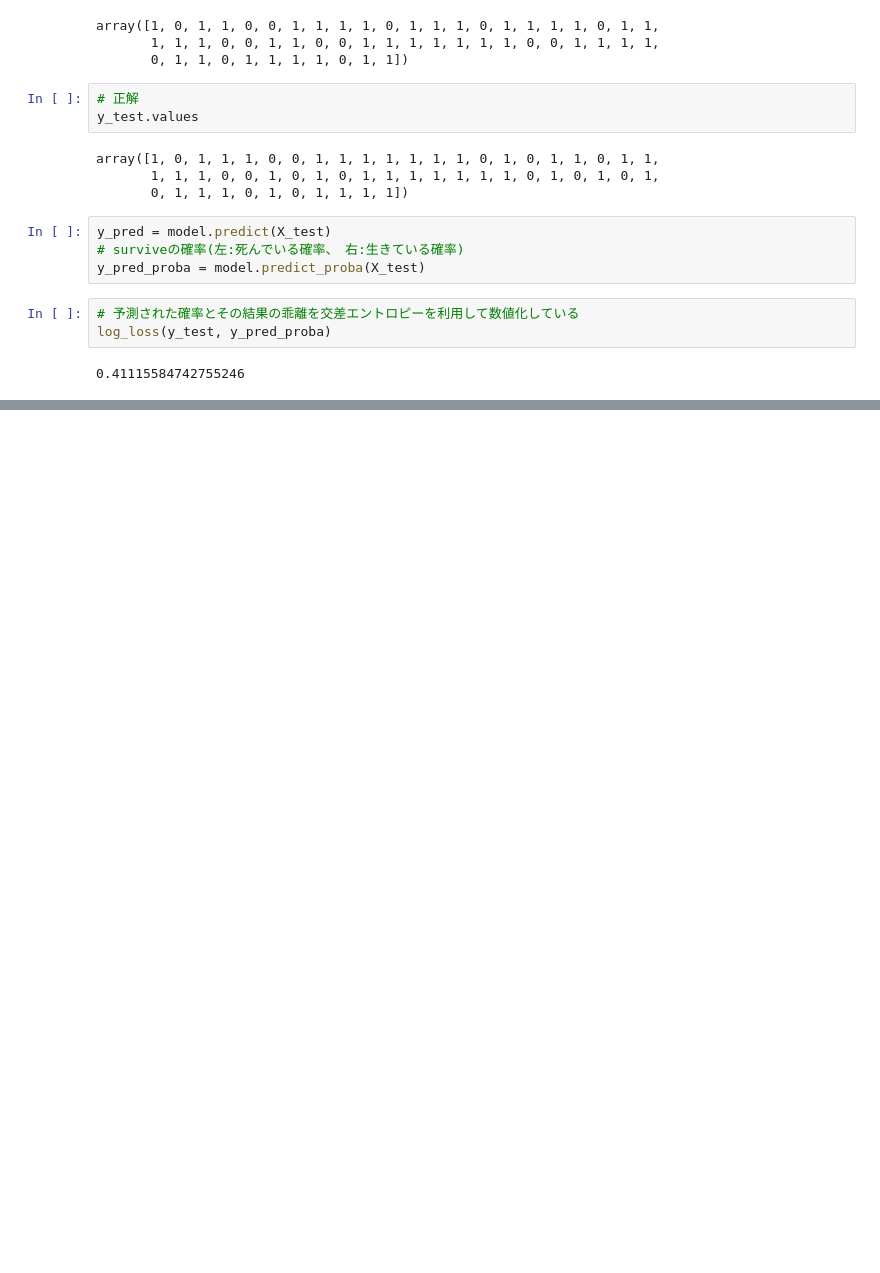
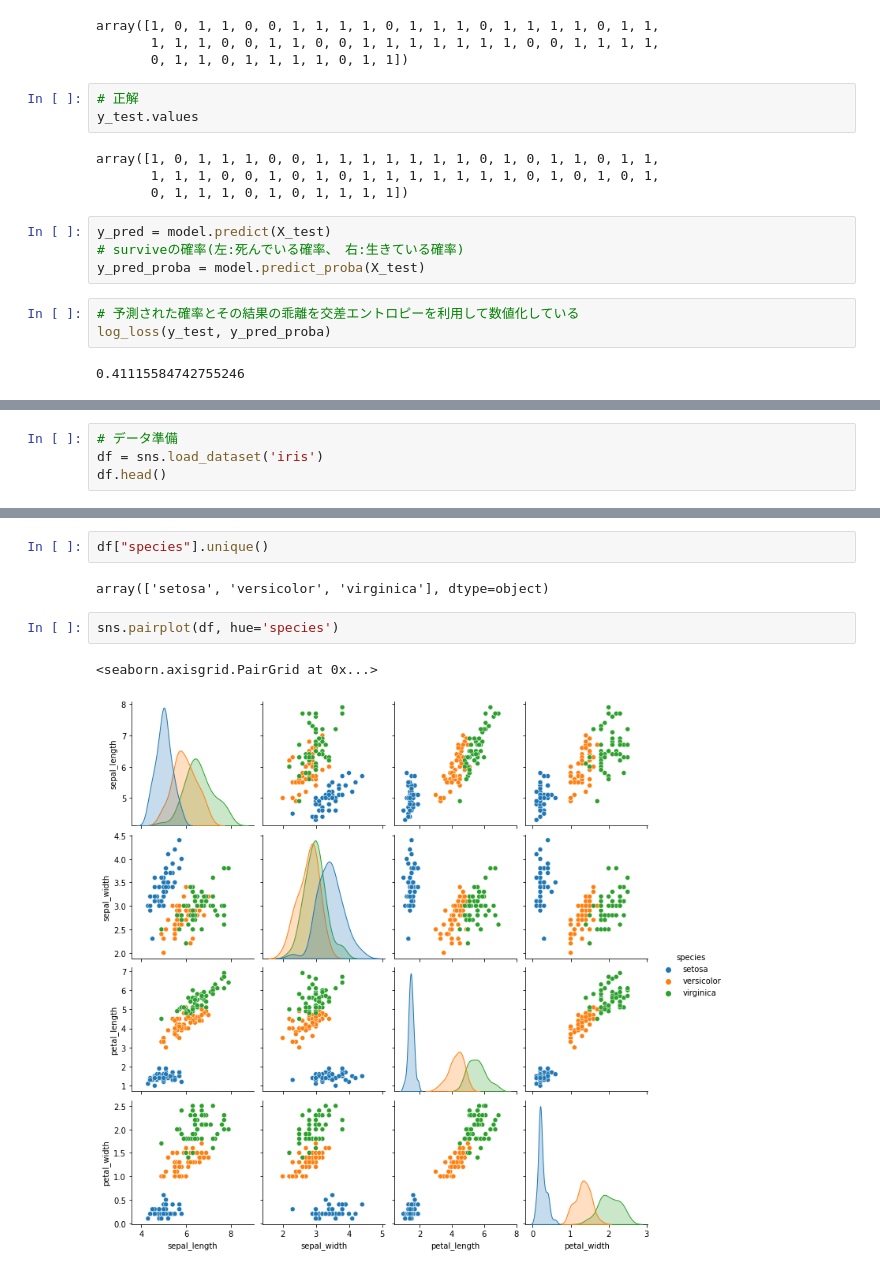
Before and after one commit to keisuke-yoshida4/Machine-Learning, a Jupyter notebook: logistic_regression.ipynb, the cells around one changed output, grey strips where cells are left out. Drawn from its saved outputs; the diff is of its cells as text; blank space fills up the shorter version.

```diff
--- a/logistic_regression.ipynb
+++ b/logistic_regression.ipynb
@@ -65,0 +68,4 @@ log_loss(y_test, y_pred_proba)
+# %%
+# データ準備
+df = sns.load_dataset('iris')
+df.head()
@@ -65,0 +79,9 @@ log_loss(y_test, y_pred_proba)
+# %%
+df["species"].unique()
+# %% [output]
+array(['setosa', 'versicolor', 'virginica'], dtype=object)
+# %%
+sns.pairplot(df, hue='species')
+# %% [output]
+<seaborn.axisgrid.PairGrid at 0x...>
+[figure, added]
```
Also changed, not shown: parts of 15 cells of this notebook, 2 other files.
